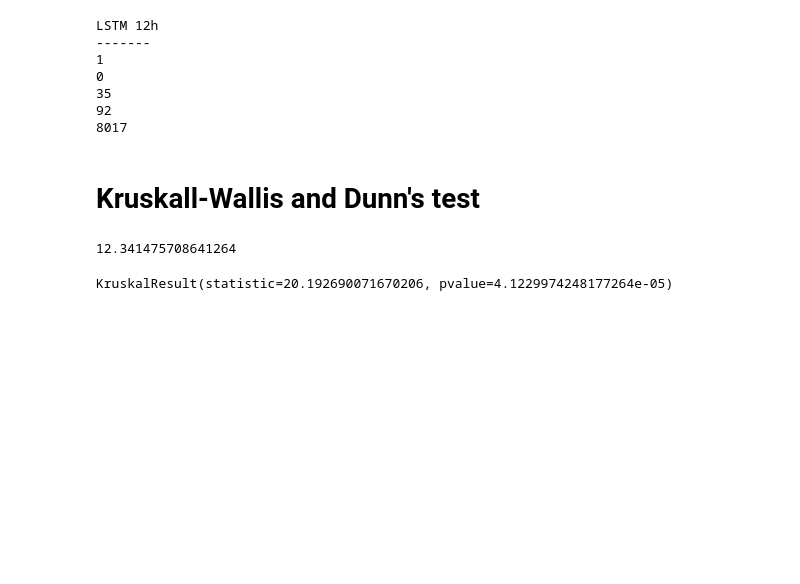
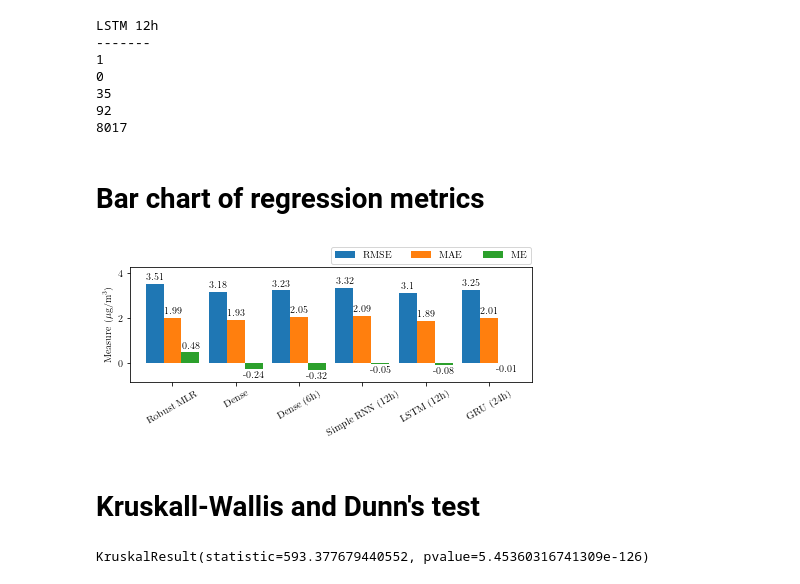
Before and after one commit to simoncarlen/forecasting_project, a Jupyter notebook: jupyter_notebooks/forecast_plots_NO2.ipynb, the cells around one changed output. Drawn from its saved outputs; the diff is of its cells as text; code cells hidden in the pictures; blank space fills up the shorter version.

```diff
--- a/jupyter_notebooks/forecast_plots_NO2.ipynb
+++ b/jupyter_notebooks/forecast_plots_NO2.ipynb
@@ -636,6 +663,30 @@ LSTM 12h
 35
 92
 8017
+# %% [markdown]
+# Bar chart of regression metrics
+# %%
+df = pd.DataFrame({'RMSE':[3.51, 3.18, 3.23, 3.32, 3.10, 3.25],
+                   'MAE': [1.99, 1.93, 2.05, 2.09, 1.89, 2.01],
+                   'ME':  [0.48, -0.24, -0.32, -0.05, -0.08, -0.01]},
+                   index=['Robust MLR', 'Dense', 'Dense (6h)', 'Simple RNN (12h)', 'LSTM (12h)', 'GRU (24h)'])
+
+ax = df.plot.bar(width=.85, rot=30, figsize=(6.25,2.975))
+for container in ax.containers:
+    ax.bar_label(container, padding=2)
+ax.legend(loc='lower right', bbox_to_anchor= (1.0, 1.02), ncol=3, borderaxespad=0.1)
+ax.set_ylim(-0.85, 4.25)
+ax.set_ylabel('Measure ($\mu$g/m$^3$)')
+plt.tight_layout()
+plt.savefig('../plots/metrics_barchart.pdf')
+
+# MSE 10.54
+# RMSE 3.25
+# MAE 2.0
+# ME -0.01
+# MAPE 0.245
+# %% [output]
+[figure, added]
 # %% [markdown]
 # Kruskall-Wallis and Dunn's test
 # %%
@@ -645,11 +699,7 @@ group3 = (df_lstm_12h_results['NO$_2$ observed'] - df_lstm_12h_results['NO$_2$ p
-# %%
-np.mean(group1)
-# %% [output]
-12.341475708641264
 # %%
 from scipy import stats
-stats.kruskal(group1, group2, group3)
+stats.kruskal(group1, group2, group3, group4, group5, group6)
 # %% [output]
-KruskalResult(statistic=20.192690071670206, pvalue=4.1229974248177264e-05)
+KruskalResult(statistic=593.377679440552, pvalue=5.45360316741309e-126)
 # %%
 import scikit_posthocs as sp
```
Also changed, not shown: parts of 12 cells of this notebook, 11 other files.
